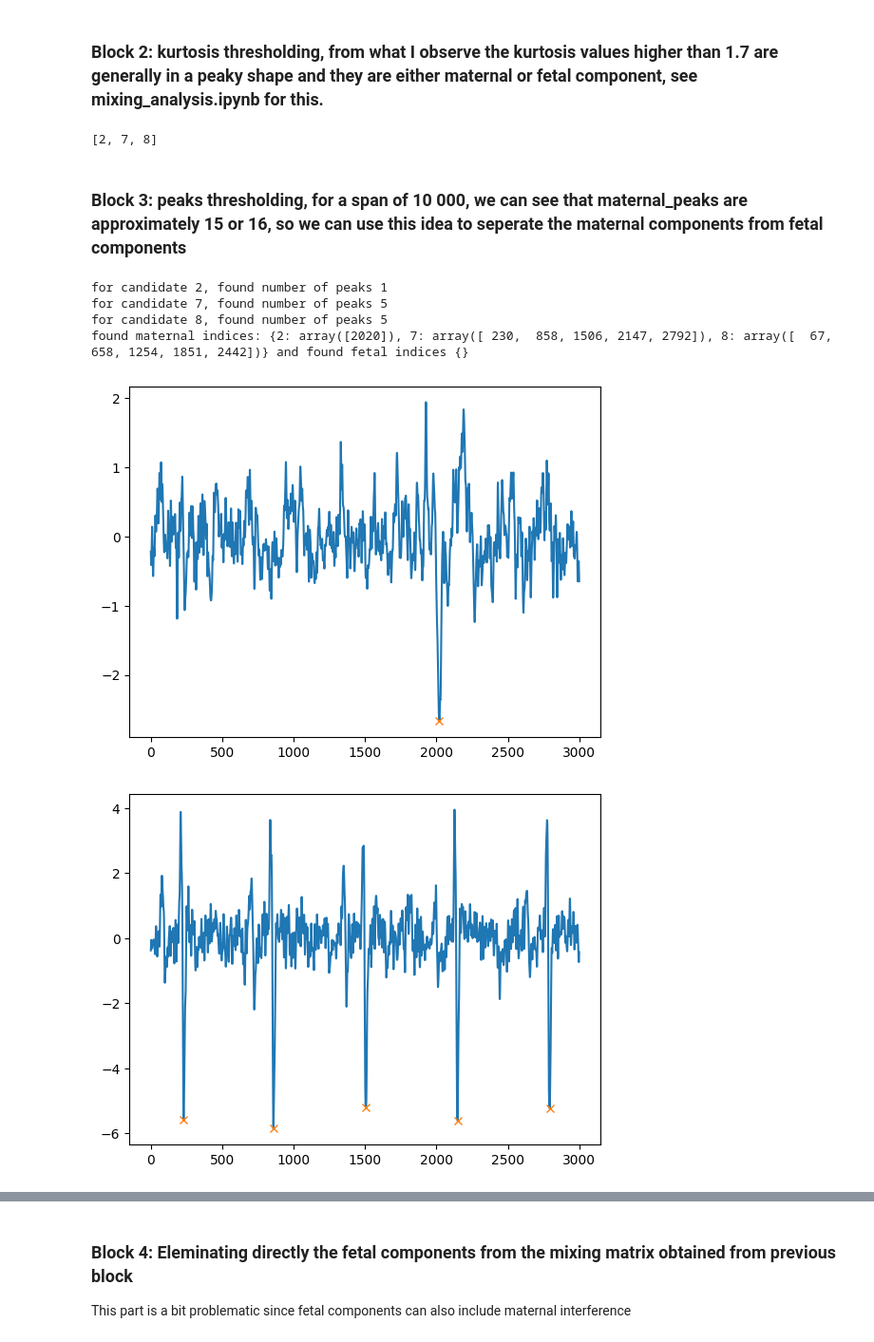
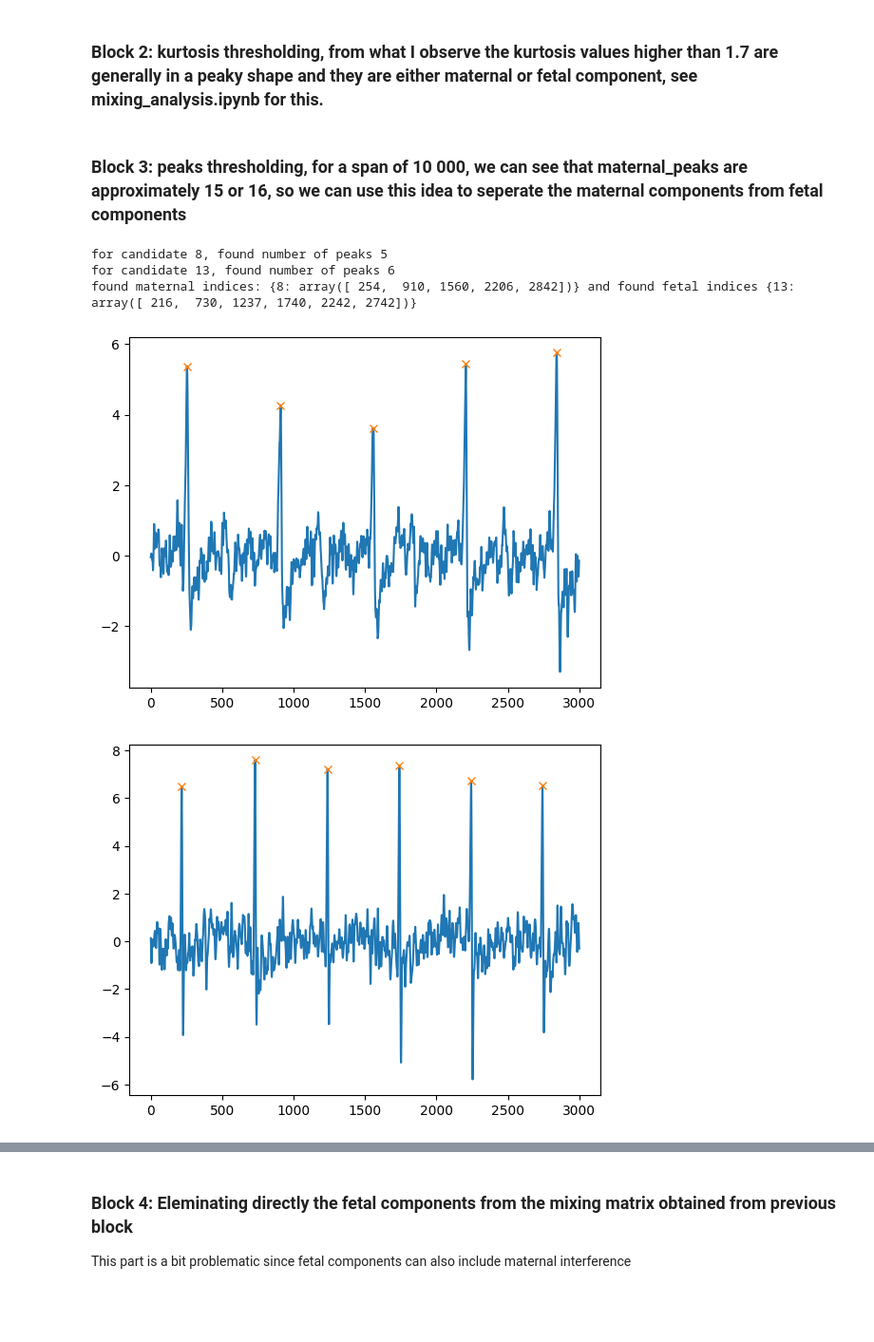
Before and after one commit to z3rd3n/fMCG, a Jupyter notebook: notebooks/downsampling_trial.ipynb, the cells around one changed output, grey strips where cells are left out. Shown: that part at 95% size. Saved outputs shown, nothing was run; the diff lists cells and outputs as text; code cells hidden in the pictures; blank space fills up the shorter version.

```diff
--- a/notebooks/downsampling_trial.ipynb
+++ b/notebooks/downsampling_trial.ipynb
@@ -28,19 +29,2 @@ filtered_data = bandpass_filter(dd)
 # %% [markdown]
 ### Block 1: FastICA with 18 components --> S_ (sources), A_(mixing matrix)
-# %%
-ica = skFastICA(n_components=no_ica_chans,algorithm='deflation',max_iter=4000,fun='logcosh',tol=1e-5)
-S_ = ica.fit_transform(filtered_data[5000:,1:])
-A_ = ica.mixing_
-
-kurtosis_values = [stats.kurtosis(S_[offset:(offset + span), j]) for j in range(no_ica_chans)]
-
-# Plot
-fig, ax = plt.subplots(no_ica_chans, 1, sharex=True, figsize=(18 / 2.54, 24 / 2.54), dpi=250)
-fig.subplots_adjust(hspace=0)
-
-for j in range(no_ica_chans):
-    ax[j].plot(S_[offset:(offset + span), j], label=f'Kurtosis: {kurtosis_values[j]:.2f}', color='red' if kurtosis_values[j] > 1.8 else 'blue')
-    ax[j].legend(loc=1)
-ax[-1].xaxis.set_major_formatter(ms2s)
-ax[-1].set_xlabel('Time [s]')
-plt.show()
@@ -48,0 +31,4 @@ plt.show()
+# %%
+ica = skFastICA(n_components=None, fun='logcosh', max_iter=400, tol=1e-5)
+sources = ica.fit_transform(filtered_data.T)
+mixing = ica.mixing_
@@ -48,0 +39,22 @@ plt.show()
+# %%
+kurtosis_values = [stats.kurtosis(sources[offset:(offset + span), j]) for j in range(sources.shape[1])]
+channels_to_plot = [j for j, kurt in enumerate(kurtosis_values) if kurt > 1.70]
+
+# Set up the subplot grid based on the number of channels to plot
+fig, ax = plt.subplots(len(channels_to_plot), 1, sharex=True, figsize=(1.8 * len(channels_to_plot), 1.2 * len(channels_to_plot)), dpi=250)
+fig.subplots_adjust(hspace=0)
+
+# Plot only the channels with kurtosis > 2
+for i, j in enumerate(channels_to_plot):
+    signal = sources[offset:offset+span, j]
+    peaks, properties = find_peaks(np.abs(signal), distance = 400, height=2)
+    ax[i].plot(sources[offset:offset+span, j], label=f'ch:{j} ks:{kurtosis_values[j]:.2f} p:{len(peaks)}')
+    ax[i].plot(peaks, signal[peaks], "x")
+    ax[i].legend(loc=1)
+
+# Configure the x-axis formatter for the last subplot
+ax[-1].xaxis.set_major_formatter(ms2s)
+ax[-1].set_xlabel('Time [s]')
+
+# Display the plot
+plt.show()
@@ -49,41 +63,30 @@ plt.show()
 # %% [markdown]
 ### Block 2: kurtosis thresholding, from what I observe the kurtosis values higher than 1.7 are generally in a peaky shape and they are either maternal or fetal component, see mixing_analysis.ipynb for this.
-# %%
-def kurtosis_thresholding(source_matrix, threshold): # while giving the source_matrix, offset and span also be defined
-    kurtosis_values = [stats.kurtosis(source_matrix[:, j]) for j in range(source_matrix.shape[1])]
-    selected_indices = [i for i, k in enumerate(kurtosis_values) if k > threshold]
-    return selected_indices
-
-f_m_indices = kurtosis_thresholding(S_[offset:(offset + span), :], threshold = 1.7)
-print(f_m_indices)
-# %% [output]
-[2, 7, 8]
 # %% [markdown]
 ### Block 3: peaks thresholding, for a span of 10 000, we can see that maternal_peaks are approximately 15 or 16, so we can use this idea to seperate the maternal components from fetal components
 # %%
 def determine_components(source_matrix, indices, peak_threshold = 6):
     fetal_indices = {}
     maternal_indices = {}
     for index in indices:
         candidate = source_matrix[offset:(offset+span), index]
         peaks, properties = find_peaks(np.abs(candidate), prominence = 2, distance = 400)
         plt.figure()
         plt.plot(candidate)
         plt.plot(peaks, candidate[peaks], "x")
         print(f"for candidate {index}, found number of peaks {len(peaks)}")
         if len(peaks) > peak_threshold:
             fetal_indices[index] = peaks
         else:
             maternal_indices[index] = peaks
 
     return fetal_indices, maternal_indices
 
-fet, mat = determine_components(S_, f_m_indices, peak_threshold = 5)
+fet, mat = determine_components(sources, channels_to_plot, peak_threshold = 5)
 print(f"found maternal indices: {mat} and found fetal indices {fet}")
 # %% [output]
-for candidate 2, found number of peaks 1
-for candidate 7, found number of peaks 5
 for candidate 8, found number of peaks 5
-found maternal indices: {2: array([2020]), 7: array([ 230,  858, 1506, 2147, 2792]), 8: array([  67,  658, 1254, 1851, 2442])} and found fetal indices {}
+for candidate 13, found number of peaks 6
+found maternal indices: {8: array([ 254,  910, 1560, 2206, 2842])} and found fetal indices {13: array([ 216,  730, 1237, 1740, 2242, 2742])}
-[figure, old version]
+[figure, new version]
-[figure, old version]
+[figure, new version]
```
Also changed, not shown: parts of 9 cells of this notebook, 14 other files.
